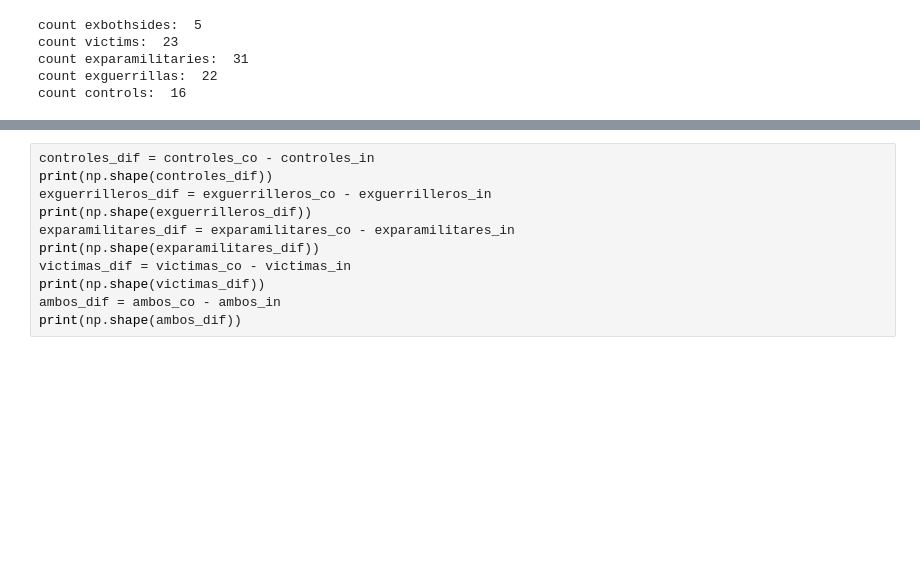
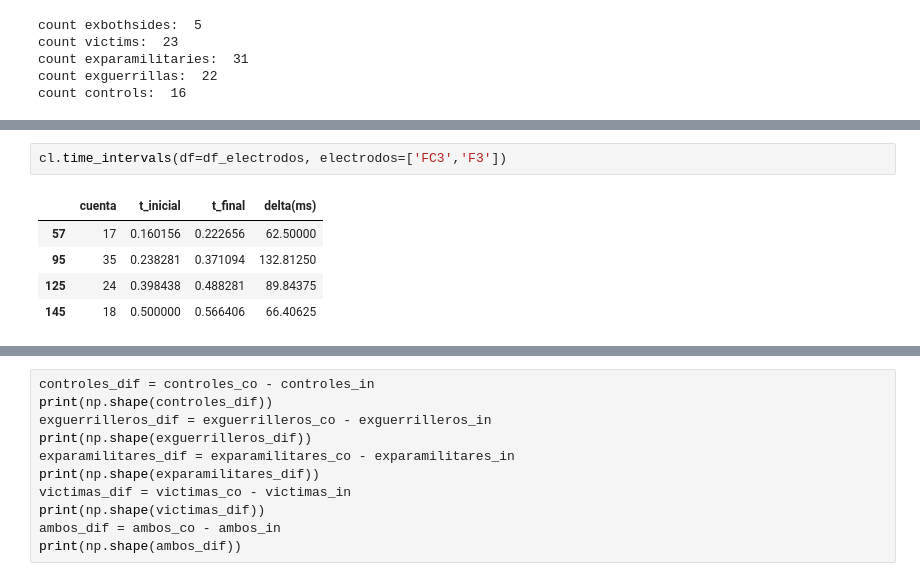
Before and after one commit to jhquiza/EEG_IAT, a Jupyter notebook: Análisis univariante masivo definitivo.ipynb, the cells around one changed output, grey strips where cells are left out. Saved outputs shown, nothing was run; the diff lists cells and outputs as text; blank space fills up the shorter version.

```diff
--- a/Análisis univariante masivo definitivo.ipynb
+++ b/Análisis univariante masivo definitivo.ipynb
@@ -105,0 +336,8 @@ count controls:  16
+# %%
+cl.time_intervals(df=df_electrodos, electrodos=['FC3','F3'])
+# %% [output]
+|  | cuenta | t_inicial | t_final | delta(ms) |
+| 57 | 17 | 0.160156 | 0.222656 | 62.50000 |
+| 95 | 35 | 0.238281 | 0.371094 | 132.81250 |
+| 125 | 24 | 0.398438 | 0.488281 | 89.84375 |
+| 145 | 18 | 0.500000 | 0.566406 | 66.40625 |
```
Also changed, not shown: parts of 43 cells of this notebook, 1 other file.
